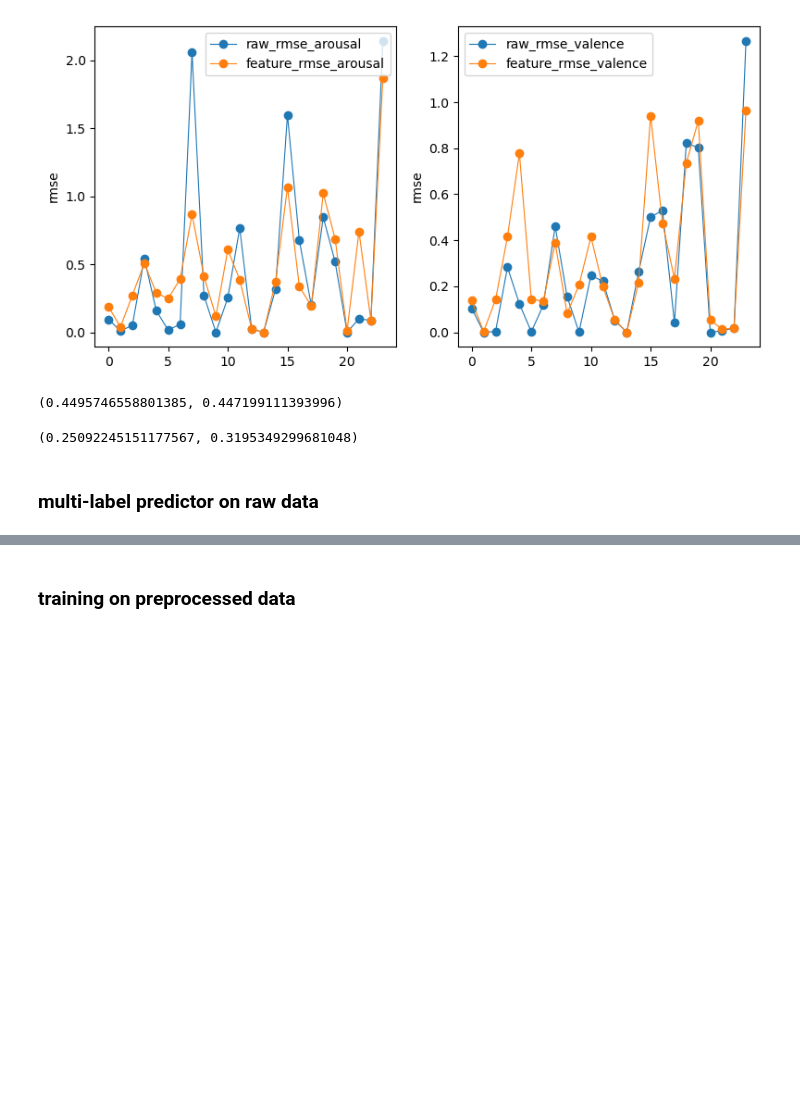
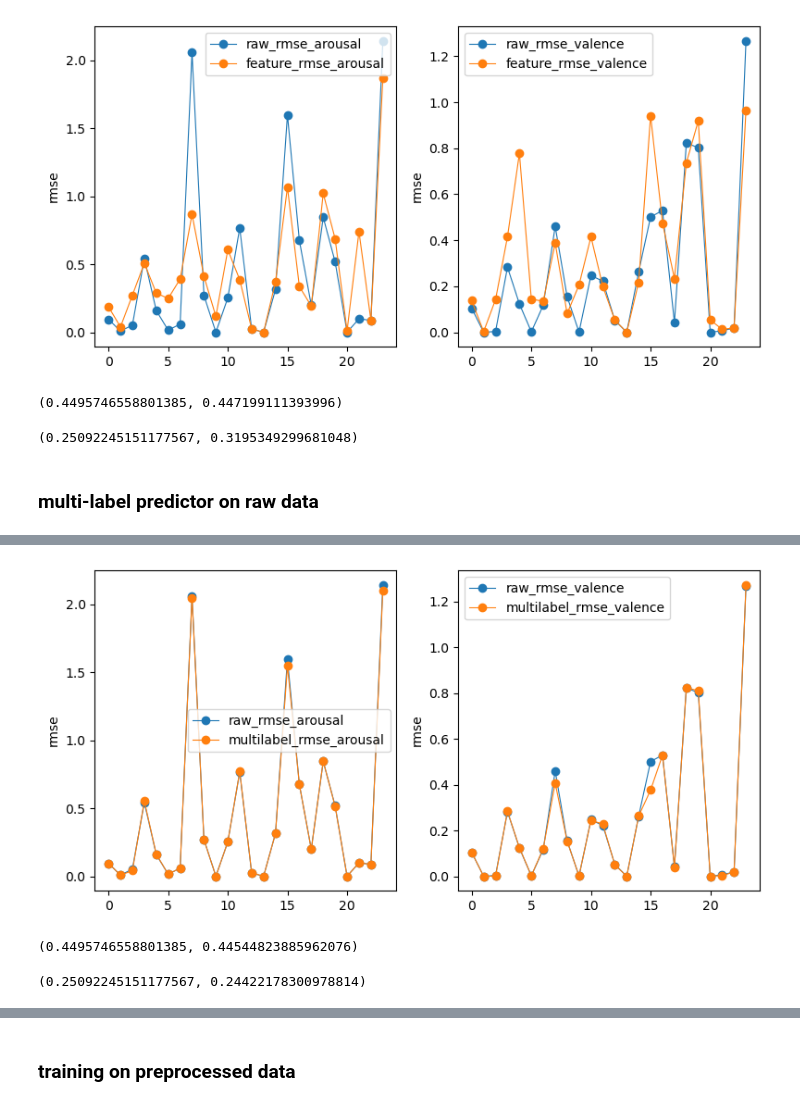
Before and after one commit to MonicaPH/EPiC-2023-competition_CARElab, a Jupyter notebook: CARElab/compare_Raw_Feature.ipynb, the cells around one changed output, grey strips where cells are left out. Drawn from its saved outputs; the diff is of its cells as text; code cells hidden in the pictures; blank space fills up the shorter version.

Commit message:
for comparison

```diff
--- a/CARElab/compare_Raw_Feature.ipynb
+++ b/CARElab/compare_Raw_Feature.ipynb
@@ -440,6 +499,11 @@ save_prefix = '../splitted_data/raw/'
 
 labels = ['valence', 'arousal']
 s1 = S1()
+
+validation_pairs = []
+for sub in s1.train_subs[::5]:
+    for vid in s1.train_vids[::2]:
+        validation_pairs.append((sub, vid))
 
 subjectID = []
 videoID = []
@@ -452,9 +516,11 @@ for sub, vid in validation_pairs:
     subjectID.append(sub)
     videoID.append(vid)
 
-    train_data = TabularDataset(os.path.join(save_prefix, f'scenario_1/train', f'sub_{sub}_vid_{vid}.csv'))
-    multi_predictor = MultilabelPredictor(labels=labels, problem_types=['regression', 'regression'], path=f'AutogluonModels/scenario_1/model/multilabel_raw_sub_vid_dependent/sub_{sub}_vid_{vid}_multilabel_flip',
-                                          eval_metrics=['root_mean_squared_error', 'rmse'], verbosity=0).fit(train_data, ag_args_fit={'num_gpus': 1}, presets='best_quality')
+    if Path(f'AutogluonModels/scenario_1/model/multilabel_raw_sub_vid_dependent/sub_{sub}_vid_{vid}_multilabel_flip').exists() != True:
+        print(f'sub {sub} vid {vid} fitting')
+        train_data = TabularDataset(os.path.join(save_prefix, f'scenario_1/train', f'sub_{sub}_vid_{vid}.csv'))
+        multi_predictor = MultilabelPredictor(labels=labels, problem_types=['regression', 'regression'], path=f'AutogluonModels/scenario_1/model/multilabel_raw_sub_vid_dependent/sub_{sub}_vid_{vid}_multilabel_flip',
+                                              eval_metrics=['root_mean_squared_error', 'rmse'], verbosity=0).fit(train_data, ag_args_fit={'num_cpus': 16, 'num_gpus': 1}, presets='best_quality')
 
     multi_predictor = MultilabelPredictor.load(f'AutogluonModels/scenario_1/model/multilabel_raw_sub_vid_dependent/sub_{sub}_vid_{vid}_multilabel_flip')
 
@@ -484,0 +629,40 @@ pd.concat(list_predictions, axis=0).to_csv(f'AutogluonModels/scenario_1/output/c
+# %%
+import matplotlib.pyplot as plt
+
+s1 = S1()
+
+validation_pairs = []
+for sub in s1.train_subs[::5]:
+    for vid in s1.train_vids[::2]:
+        validation_pairs.append((sub, vid))
+
+raw_rmse_arousal = pd.read_csv('AutogluonModels/scenario_1/output/comparison_raw_rmse_arousal.csv')
+raw_rmse_valence = pd.read_csv('AutogluonModels/scenario_1/output/comparison_raw_rmse_valence.csv')
+multilabel_rmse = pd.read_csv('AutogluonModels/scenario_1/output/comparison_raw_multi_label_rmse.csv')
+multilabel_rmse_arousal = multilabel_rmse['arousal_rmse']
+multilabel_rmse_valence = multilabel_rmse['valence_rmse']
+
+fig, axes = plt.subplots(1, 2, figsize=(8, 4))
+axes = axes.flatten()
+axes[0].set_ylabel('rmse')
+axes[0].plot(raw_rmse_arousal['root_mean_squared_error'], 'o-', linewidth=0.8, label='raw_rmse_arousal')
+axes[0].plot(multilabel_rmse_arousal, 'o-', linewidth=0.8, label='multilabel_rmse_arousal')
+axes[0].legend()
+
+axes[1].set_ylabel('rmse')
+axes[1].plot(raw_rmse_valence['root_mean_squared_error'], 'o-', linewidth=0.8, label='raw_rmse_valence')
+axes[1].plot(multilabel_rmse_valence, 'o-', linewidth=0.8, label='multilabel_rmse_valence')
+
+plt.legend()
+plt.tight_layout()
+plt.show()
+# %% [output]
+[figure, added]
+# %%
+raw_rmse_arousal['root_mean_squared_error'].mean(), multilabel_rmse_arousal.mean()
+# %% [output]
+(0.4495746558801385, 0.44544823885962076)
+# %%
+raw_rmse_valence['root_mean_squared_error'].mean(), multilabel_rmse_valence.mean()
+# %% [output]
+(0.25092245151177567, 0.24422178300978814)
```
Also changed, not shown: parts of 8 cells of this notebook.
